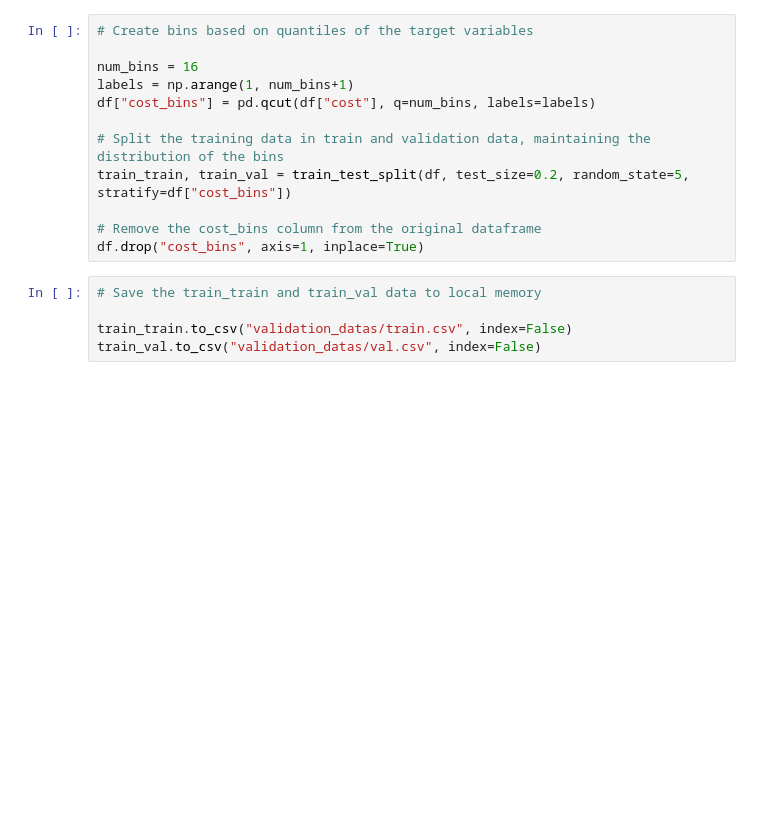
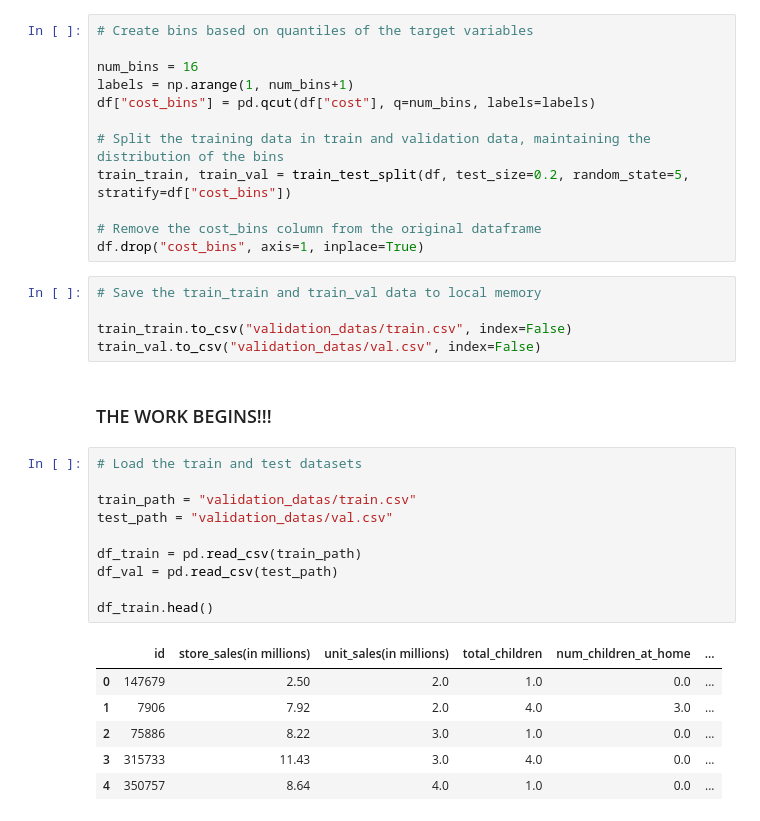
Before and after one commit to hardboyvino/kaggle_competition, a Jupyter notebook: playground_3.11/playground.ipynb, the cells around one changed output. Cells and saved outputs as stored; diff of their text form; blank space fills up the shorter version.

```diff
--- a/playground_3.11/playground.ipynb
+++ b/playground_3.11/playground.ipynb
@@ -177,3 +177,22 @@ df.drop("cost_bins", axis=1, inplace=True)
 
 train_train.to_csv("validation_datas/train.csv", index=False)
 train_val.to_csv("validation_datas/val.csv", index=False)
+# %% [markdown]
+### THE WORK BEGINS!!!
+# %%
+# Load the train and test datasets
+
+train_path = "validation_datas/train.csv"
+test_path = "validation_datas/val.csv"
+
+df_train = pd.read_csv(train_path)
+df_val = pd.read_csv(test_path)
+
+df_train.head()
+# %% [output]
+|  | id | store_sales(in millions) | unit_sales(in millions) | total_children | num_children_at_home | ... |
+| 0 | 147679 | 2.50 | 2.0 | 1.0 | 0.0 | ... |
+| 1 | 7906 | 7.92 | 2.0 | 4.0 | 3.0 | ... |
+| 2 | 75886 | 8.22 | 3.0 | 1.0 | 0.0 | ... |
+| 3 | 315733 | 11.43 | 3.0 | 4.0 | 0.0 | ... |
+| 4 | 350757 | 8.64 | 4.0 | 1.0 | 0.0 | ... |
```
Also changed, not shown: parts of 9 cells of this notebook.
